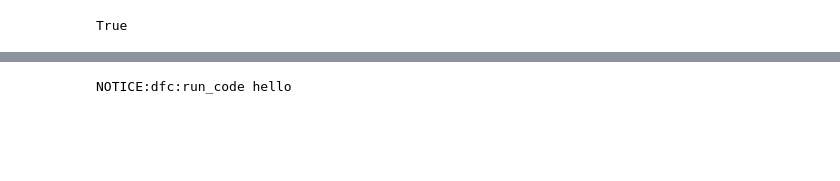
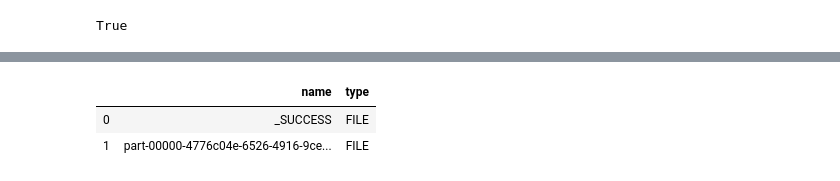
Before and after one commit to natbusa/databox, a Jupyter notebook: demos/oasis/demo/pipeline/ingest/src/full_scan.ipynb, the cells around one changed output, grey strips where cells are left out. Saved outputs shown, nothing was run; the diff lists cells and outputs as text; code cells hidden in the pictures; blank space fills up the shorter version.

```diff
--- a/demos/oasis/demo/pipeline/ingest/src/full_scan.ipynb
+++ b/demos/oasis/demo/pipeline/ingest/src/full_scan.ipynb
@@ -53,4 +41,6 @@ WARNING:dfc:run_code test
-# %%
-log.notice('hello')
-# %% [output]
-NOTICE:dfc:run_code hello
+# %%
+dfc.list('minio', '/prod/oasis/races').data.grid()
+# %% [output]
+|  | name | type |
+| 0 | _SUCCESS | FILE |
+| 1 | part-00000-4776c04e-6526-4916-9ce... | FILE |
```
Also changed, not shown: parts of 6 cells of this notebook, 2 other files.
